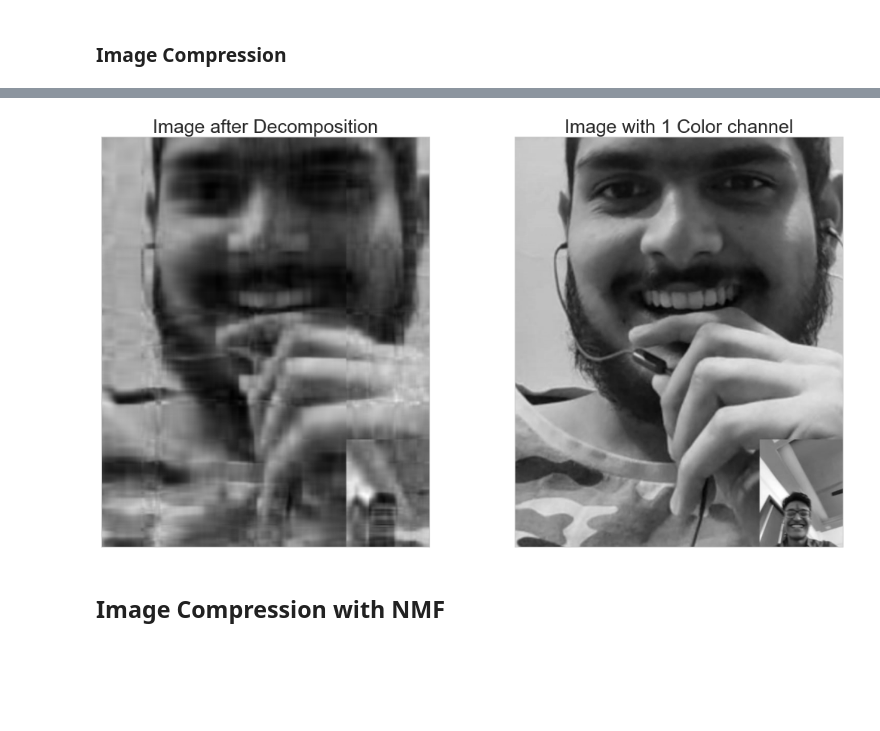
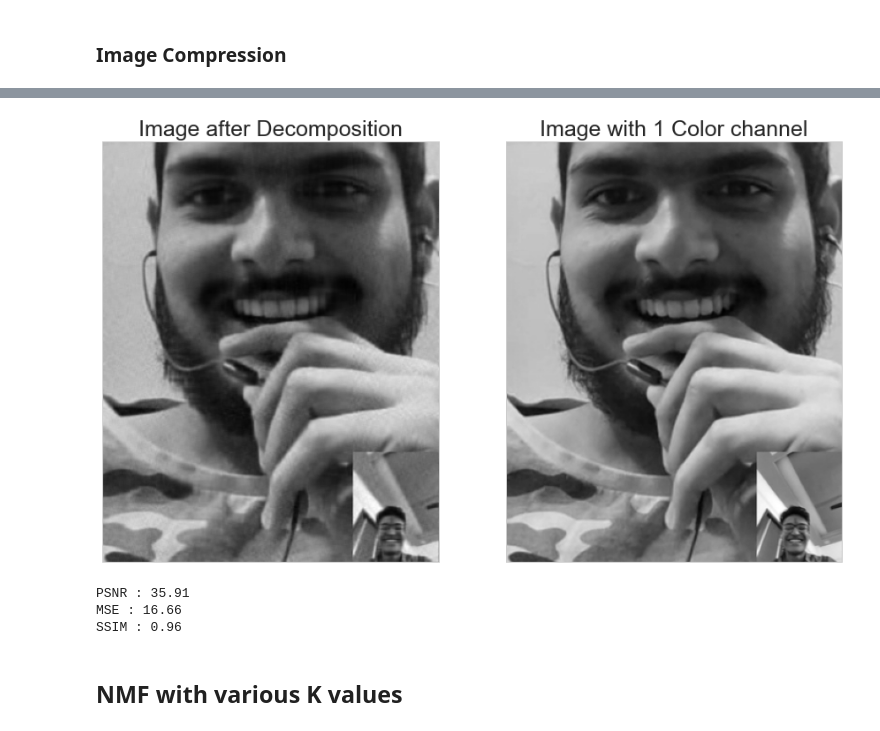
Before and after one commit to LeoMajorR/NMF, a Jupyter notebook: NNMF.ipynb, the cells around one changed output, grey strips where cells are left out. Saved outputs shown, nothing was run; the diff lists cells and outputs as text; code cells hidden in the pictures; blank space fills up the shorter version.

```diff
--- a/NNMF.ipynb
+++ b/NNMF.ipynb
@@ -48,7 +62,7 @@ def update_W(W, H, V):
     W = W * (numerator / denominator)
     return W
 # %%
-def NMF(V, rank=10, iter=100):
+def NMF(V, rank=10, iter=500):
 
     # Initialize
     n, m = V.shape
@@ -60,7 +74,7 @@ def NMF(V, rank=10, iter=100):
     for i in tqdm(range(iter)):
         W = update_W(W, H, V)
         H = update_H(W, H, V)
-        loss.append(np.sum(np.abs(V - W.dot(H))))
-        # loss.append(sum((V - W.dot(H)).flatten()**2)) # loss
+        # loss.append(np.sum(np.abs(V - W.dot(H))))
+        loss.append(sum((V - W.dot(H)).flatten()**2))  #l(V, HW) = ||V - WH||^2
 
     return H, W, loss
@@ -119,2 +147,11 @@ Matrix M:
 # %% [markdown]
 ### Image Compression
+# %%
+img = plt.imread('./img1.jpg')
+
+V = img[:, :, 1]  # only use one color channel
+
+
+# image details
+print("Image shape:", img.shape)
+print("Image size:", img.size)
@@ -151,5 +183,5 @@ Image size: 1525458
 # %%
-H, W, loss = NMF(V, rank=20, iter=300)
+H, W, loss = NMF(V, rank=100, iter=500)
 # %%
 fig, ax = plt.subplots(1, 1, figsize=[18, 5])
 
@@ -168,18 +216,16 @@ I = np.dot(W, H)
 # %%
-fig, ax = plt.subplots(1, 2, figsize=[18, 10])
+fig, ax = plt.subplots(1, 2, figsize=[15, 10])
 
 ax[0].imshow(I, cmap='gray')
 ax[0].set_title('Image after Decomposition', fontsize=25)
 ax[0].set_xticks([])
 ax[0].set_yticks([])
 
 ax[1].set_title('Image with 1 Color channel', fontsize=25)
 ax[1].imshow(V, cmap='gray')
 ax[1].set_xticks([])
 ax[1].set_yticks([])
 
 plt.show()
 # %% [output]
-[figure, old version]
+[figure, new version]
-# %% [markdown]
-## Image Compression with NMF
@@ -186 +271,12 @@ plt.show()
+# %%
+# image quality metrics
+print("PSNR : {0:.2f}".format(PSNR(I, V)))
+print("MSE : {0:.2f}".format(MSE(I, V)))
+print("SSIM : {0:.2f}".format(SSIM(I, V)))
+# %% [output]
+PSNR : 35.91
+MSE : 16.66
+SSIM : 0.96
+# %% [markdown]
+## NMF with various K values
 # %%
```
Also changed, not shown: parts of 33 cells of this notebook, 2 other files.
